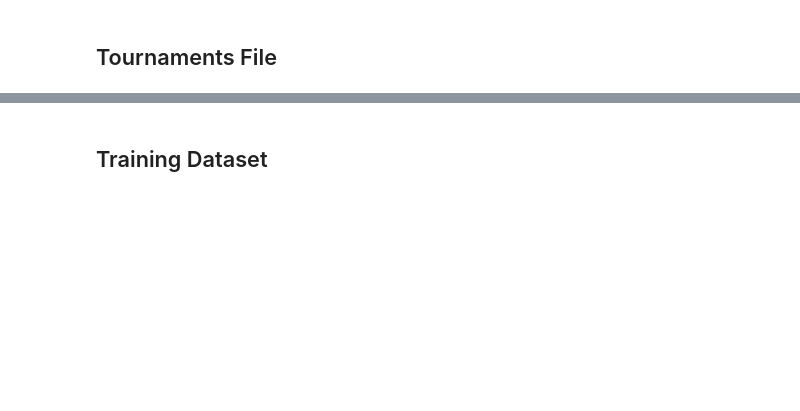
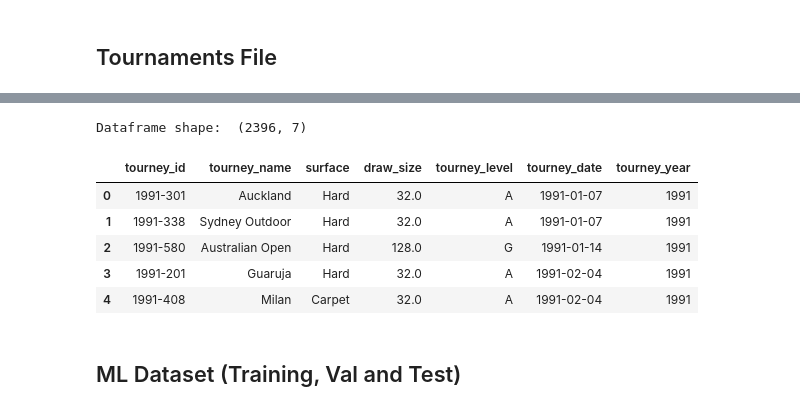
Before and after one commit to FedericoRaimondi/tennis-match-predictor, a Jupyter notebook: notebook/data_engineering.ipynb, the cells around one changed output, grey strips where cells are left out. Cells and saved outputs as stored; diff of their text form; code cells hidden in the pictures; blank space fills up the shorter version.

```diff
--- a/notebook/data_engineering.ipynb
+++ b/notebook/data_engineering.ipynb
@@ -467,2 +537,15 @@ todo:
+# %%
+# read the tournament info from the pickle file
+tournament_info_df = pd.read_pickle("../data/tournament_info.pkl")
+print("Dataframe shape: ", tournament_info_df.shape)
+tournament_info_df.head()
+# %% [output]
+Dataframe shape:  (2396, 7)
+|  | tourney_id | tourney_name | surface | draw_size | tourney_level | tourney_date | tourney_year |
+| 0 | 1991-301 | Auckland | Hard | 32.0 | A | 1991-01-07 | 1991 |
+| 1 | 1991-338 | Sydney Outdoor | Hard | 32.0 | A | 1991-01-07 | 1991 |
+| 2 | 1991-580 | Australian Open | Hard | 128.0 | G | 1991-01-14 | 1991 |
+| 3 | 1991-201 | Guaruja | Hard | 32.0 | A | 1991-02-04 | 1991 |
+| 4 | 1991-408 | Milan | Carpet | 32.0 | A | 1991-02-04 | 1991 |
 # %% [markdown]
-## Training Dataset
+## ML Dataset (Training, Val and Test)
```
Also changed, not shown: parts of 10 cells of this notebook, 3 other files.
